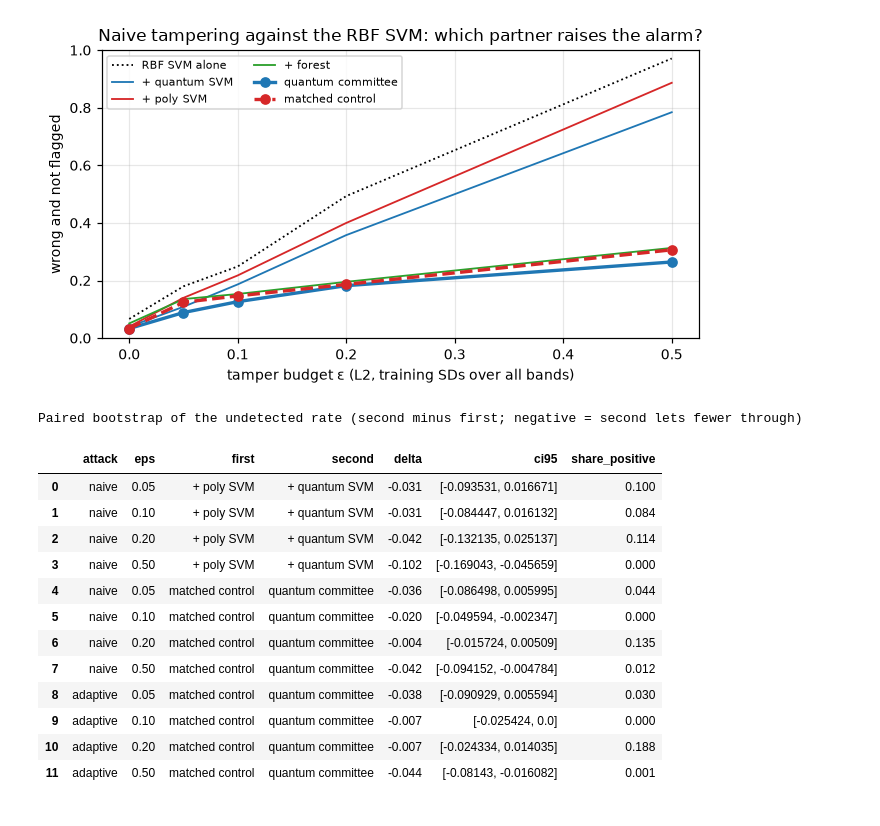
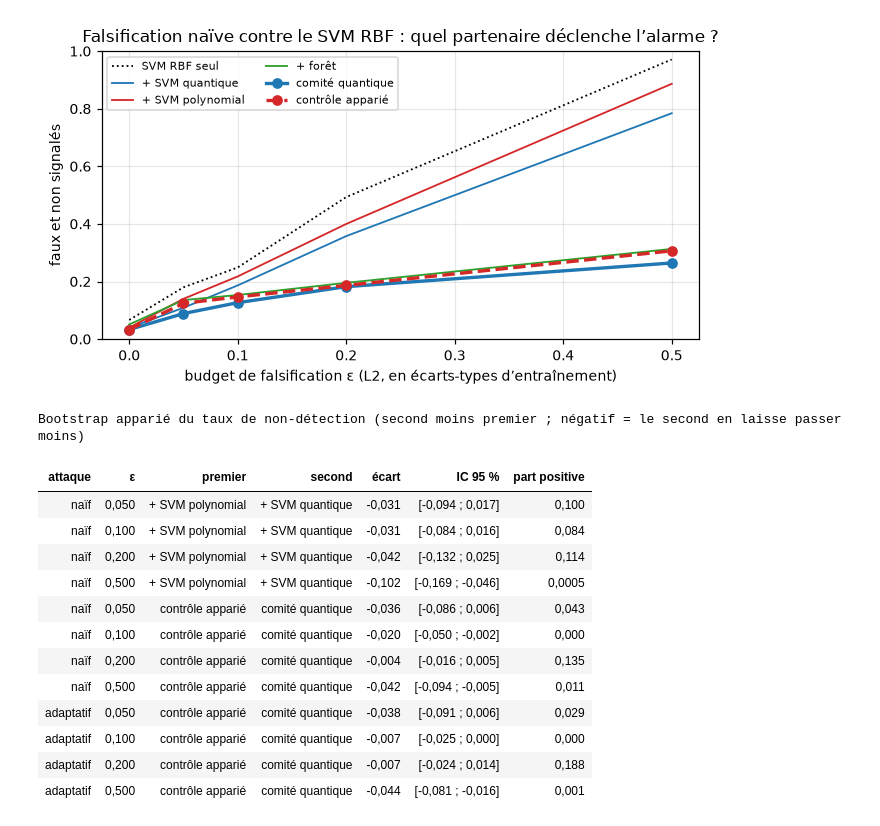
Before and after one commit to Knizmo/crop-guard-q, a Jupyter notebook: notebooks/CropGuard_Q.ipynb, the cells around one changed output. Drawn from its saved outputs; the diff is of its cells as text; code cells hidden in the pictures.

```diff
--- a/notebooks/CropGuard_Q.ipynb
+++ b/notebooks/CropGuard_Q.ipynb
@@ -94,12 +176,13 @@ The quantum kernel has one sensitive knob, the **rotation strength** `scale` tha
 # %%
 config = load_config()
 if RUN_TUNING:
-    rerun, log = tune.tune(write=False)
-    print('rerun reproduces the frozen settings:', all(rerun[k] == config[k] for k in tune.GRIDS))
+    with contextlib.redirect_stdout(io.StringIO()):  # les lignes de progression de tune.py sont résumées dans le tableau ci-dessous
+        rerun, log = tune.tune(write=False)
+    print('la relance retrouve les réglages gelés :', all(rerun[k] == config[k] for k in tune.GRIDS))
 else:
     log = json.loads((OUT / 'tuning_log.json').read_text())
-display(pd.DataFrame({k: dict(frozen_settings=config[k], configurations=v['configurations'], tuning_seconds=round(v['seconds'], 1),
-                              best_validation_macro_f1=round(v['best_validation_macro_f1'], 4)) for k, v in log.items()}).T)
+show(pd.DataFrame({k: dict(frozen_settings=config[k], configurations=v['configurations'], tuning_seconds=round(v['seconds'], 1),
+                              best_validation_macro_f1=round(v['best_validation_macro_f1'], 4)) for k, v in log.items()}).T, 4)
 
 grid = pd.DataFrame(log['quantum']['rows'])
 Z, Zv = prep.transform(X), prep.transform(Xv)
@@ -107,8 +190,8 @@ outside = {s: score(yv, QuantumKernelSVM(s, config['quantum']['C']).fit(Z, y).pr
            for s in EXPERIMENT['tuning']['illustration_scales']}
 fig, ax = plt.subplots(figsize=(6.5, 3))
 for C, g in grid.groupby('C'): ax.plot(g.scale, g.validation_macro_f1, marker='o', ms=3, label=f'C={C}')
-ax.plot(list(outside), list(outside.values()), 'kx--', label='outside the grid (illustration)')
-ax.set(xlabel='rotation strength (scale)', ylabel='validation macro-F1', title='Quantum kernel: stronger rotation collapses it')
+ax.plot(list(outside), list(outside.values()), 'kx--', label='hors de la grille (illustration)')
+ax.set(xlabel='force de rotation (scale)', ylabel='macro-F1 en validation', title='Noyau quantique : une rotation trop forte l’effondre')
 ax.legend(fontsize=7, ncol=2); save_show(fig, 'cg_01_kernel_scale')
-print('outside the grid ->', {k: round(v, 3) for k, v in outside.items()})
+print('hors de la grille ->', {k: round(v, 3) for k, v in outside.items()})
 # %% [output]
@@ -194,13 +270,13 @@ for ax, name in zip(axes, ['quantum committee', 'matched control', 'reference'])
     ax.imshow(norm, vmin=0, vmax=1, cmap='Blues'); ax.grid(False)
     for i in range(len(L)):
         for j in range(len(L)): ax.text(j, i, f'{norm[i, j]:.0%}\n(n={cm[i, j]})', ha='center', va='center', color='white' if norm[i, j] > .55 else 'black')
-    ax.set(xticks=range(len(L)), yticks=range(len(L)), xticklabels=L, yticklabels=L, xlabel='predicted', ylabel='true', title=f'{name}, seed {first}')
+    ax.set(xticks=range(len(L)), yticks=range(len(L)), xticklabels=[fr(c) for c in L], yticklabels=[fr(c) for c in L], xlabel='prédit', ylabel='réel', title=f'{fr(name)}, graine {first}')
 fig.tight_layout(); save_show(fig, 'cg_02_confusion')
 
 res_q, res_c = fitted['quantum committee', first].resources(), fitted['matched control', first].resources()
 resources = {'quantum committee': res_q, 'matched control': res_c,
              'reference': dict(support_vectors=int(ref[-1].n_support_.sum()), inputs=f'{len(FEATURES)} raw features',
                                params=json.loads((ROOT / 'configs/reference.json').read_text())['params'])}
-display(pd.DataFrame({f'{c} · {m}': v for c, r in [('quantum', res_q), ('control', res_c)] for m, v in r['members'].items()}).T.astype(str))
+show(pd.DataFrame({f'{c} · {fr(m)}': v for c, r in [('comité quantique', res_q), ('contrôle apparié', res_c)] for m, v in r['members'].items()}).T.astype(str))
 display(Markdown(report.resources_text(res_q)))
 # %% [output]
@@ -312,28 +383,28 @@ Adaptive attacker (knows all three inspectors)
 # %%
 fig, ax = plt.subplots(figsize=(7, 3.4))
 for name, style in zip(alarms, ['k:', 'C0-', 'C3-', 'C2-', 'C0-o', 'C3--o']):
     g = naive[naive.alarm == name].groupby('eps').undetected.mean()
-    ax.plot(g.index, g.values, style, lw=2.2 if 'o' in style else 1.2, label=name)
-ax.set(xlabel='tamper budget ε (L2, training SDs over all bands)', ylabel='wrong and not flagged', ylim=(0, 1),
-       title='Naive tampering against the RBF SVM: which partner raises the alarm?')
+    ax.plot(g.index, g.values, style, lw=2.2 if 'o' in style else 1.2, label=fr(name))
+ax.set(xlabel='budget de falsification ε (L2, en écarts-types d’entraînement)', ylabel='faux et non signalés', ylim=(0, 1),
+       title='Falsification naïve contre le SVM RBF : quel partenaire déclenche l’alarme ?')
 ax.legend(fontsize=7, ncol=2); save_show(fig, 'cg_03_tamper_alarm')
-print('Paired bootstrap of the undetected rate (second minus first; negative = second lets fewer through)')
-display(pd.DataFrame(lab['bootstrap'])[['attack', 'eps', 'first', 'second', 'delta', 'ci95', 'share_positive']].round(3))
+print('Bootstrap apparié du taux de non-détection (second moins premier ; négatif = le second en laisse passer moins)')
+show(pd.DataFrame(lab['bootstrap'])[['attack', 'eps', 'first', 'second', 'delta', 'ci95', 'share_positive']])
 # %% [output]
-[figure, old version]
+[figure, new version]
-Paired bootstrap of the undetected rate (second minus first; negative = second lets fewer through)
+Bootstrap apparié du taux de non-détection (second moins premier ; négatif = le second en laisse passer moins)
-|  | attack | eps | first | second | delta | ci95 | share_positive |
-| 0 | naive | 0.05 | + poly SVM | + quantum SVM | -0.031 | [-0.093531, 0.016671] | 0.100 |
-| 1 | naive | 0.10 | + poly SVM | + quantum SVM | -0.031 | [-0.084447, 0.016132] | 0.084 |
-| 2 | naive | 0.20 | + poly SVM | + quantum SVM | -0.042 | [-0.132135, 0.025137] | 0.114 |
-| 3 | naive | 0.50 | + poly SVM | + quantum SVM | -0.102 | [-0.169043, -0.045659] | 0.000 |
-| 4 | naive | 0.05 | matched control | quantum committee | -0.036 | [-0.086498, 0.005995] | 0.044 |
-| 5 | naive | 0.10 | matched control | quantum committee | -0.020 | [-0.049594, -0.002347] | 0.000 |
-| 6 | naive | 0.20 | matched control | quantum committee | -0.004 | [-0.015724, 0.00509] | 0.135 |
-| 7 | naive | 0.50 | matched control | quantum committee | -0.042 | [-0.094152, -0.004784] | 0.012 |
-| 8 | adaptive | 0.05 | matched control | quantum committee | -0.038 | [-0.090929, 0.005594] | 0.030 |
-| 9 | adaptive | 0.10 | matched control | quantum committee | -0.007 | [-0.025424, 0.0] | 0.000 |
-| 10 | adaptive | 0.20 | matched control | quantum committee | -0.007 | [-0.024334, 0.014035] | 0.188 |
-| 11 | adaptive | 0.50 | matched control | quantum committee | -0.044 | [-0.08143, -0.016082] | 0.001 |
+| attaque | ε | premier | second | écart | IC 95 % | part positive |
+| naïf | 0,050 | + SVM polynomial | + SVM quantique | -0,031 | [-0,094 ; 0,017] | 0,100 |
+| naïf | 0,100 | + SVM polynomial | + SVM quantique | -0,031 | [-0,084 ; 0,016] | 0,084 |
+| naïf | 0,200 | + SVM polynomial | + SVM quantique | -0,042 | [-0,132 ; 0,025] | 0,114 |
+| naïf | 0,500 | + SVM polynomial | + SVM quantique | -0,102 | [-0,169 ; -0,046] | 0,0005 |
+| naïf | 0,050 | contrôle apparié | comité quantique | -0,036 | [-0,086 ; 0,006] | 0,043 |
+| naïf | 0,100 | contrôle apparié | comité quantique | -0,020 | [-0,050 ; -0,002] | 0,000 |
+| naïf | 0,200 | contrôle apparié | comité quantique | -0,004 | [-0,016 ; 0,005] | 0,135 |
+| naïf | 0,500 | contrôle apparié | comité quantique | -0,042 | [-0,094 ; -0,005] | 0,011 |
+| adaptatif | 0,050 | contrôle apparié | comité quantique | -0,038 | [-0,091 ; 0,006] | 0,029 |
+| adaptatif | 0,100 | contrôle apparié | comité quantique | -0,007 | [-0,025 ; 0,000] | 0,000 |
+| adaptatif | 0,200 | contrôle apparié | comité quantique | -0,007 | [-0,024 ; 0,014] | 0,188 |
+| adaptatif | 0,500 | contrôle apparié | comité quantique | -0,044 | [-0,081 ; -0,016] | 0,001 |
 # %%
 pr = pd.DataFrame(lab['poison_rows'])
```
Also changed, not shown: parts of 23 cells of this notebook, 11 other files.
